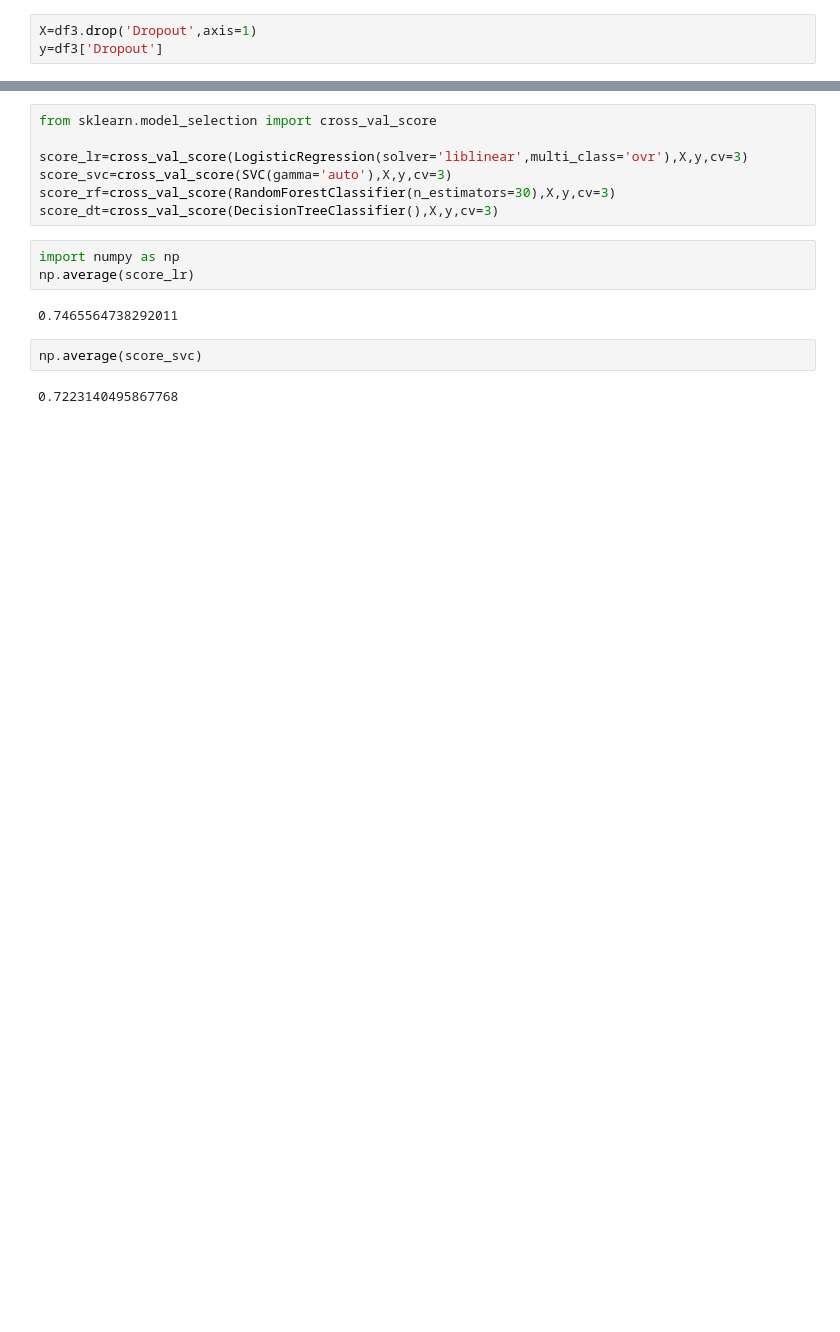
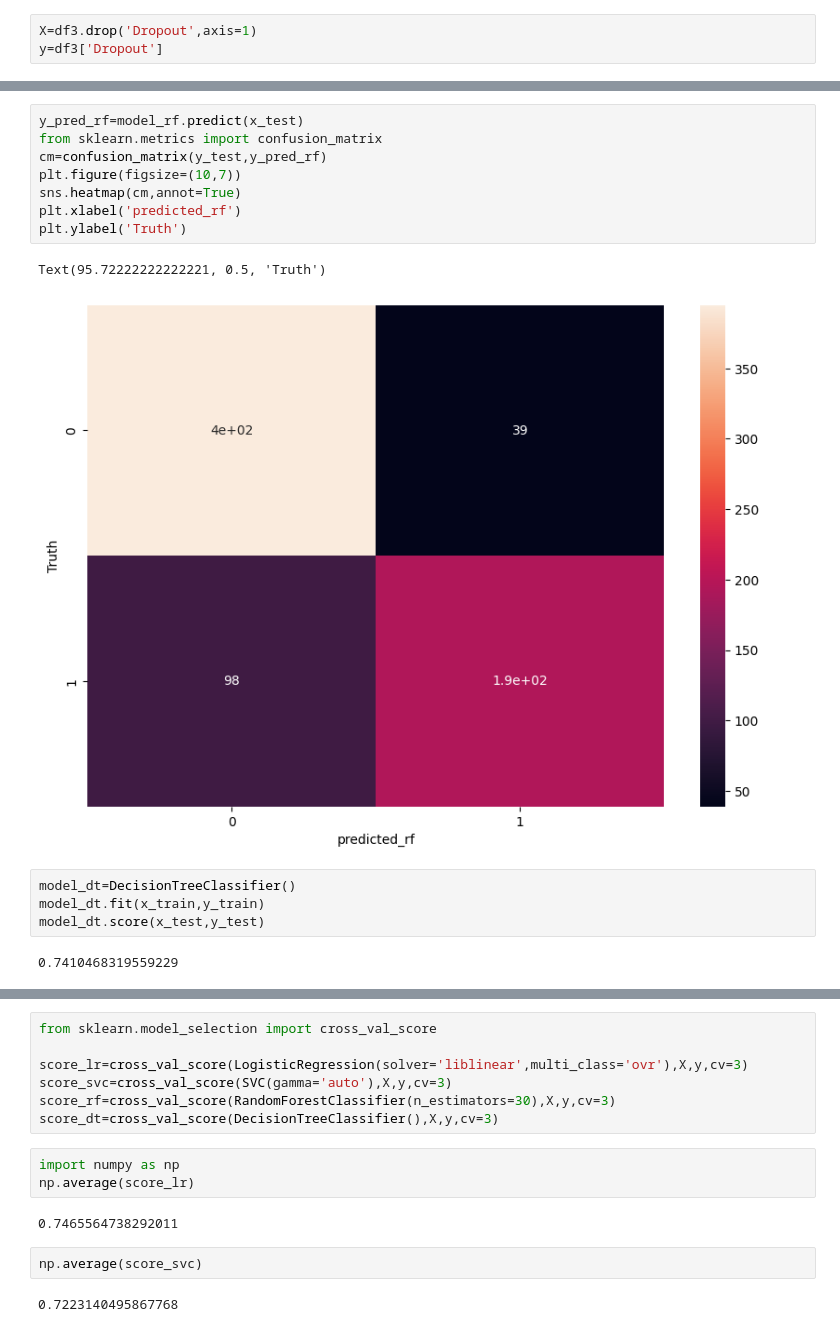
Before and after one commit to Nituhimani/Student_dropout_prediction, a Jupyter notebook: New_analysis.ipynb, the cells around one changed output, grey strips where cells are left out. Saved outputs shown, nothing was run; the diff lists cells and outputs as text; blank space fills up the shorter version.

```diff
--- a/New_analysis.ipynb
+++ b/New_analysis.ipynb
@@ -182,0 +216,17 @@ from sklearn.tree import DecisionTreeClassifier
+# %%
+y_pred_rf=model_rf.predict(x_test)
+from sklearn.metrics import confusion_matrix
+cm=confusion_matrix(y_test,y_pred_rf)
+plt.figure(figsize=(10,7))
+sns.heatmap(cm,annot=True)
+plt.xlabel('predicted_rf')
+plt.ylabel('Truth')
+# %% [output]
+Text(95.72222222222221, 0.5, 'Truth')
+[figure, added]
+# %%
+model_dt=DecisionTreeClassifier()
+model_dt.fit(x_train,y_train)
+model_dt.score(x_test,y_test)
+# %% [output]
+0.7410468319559229
```
Also changed, not shown: parts of 29 cells of this notebook.
